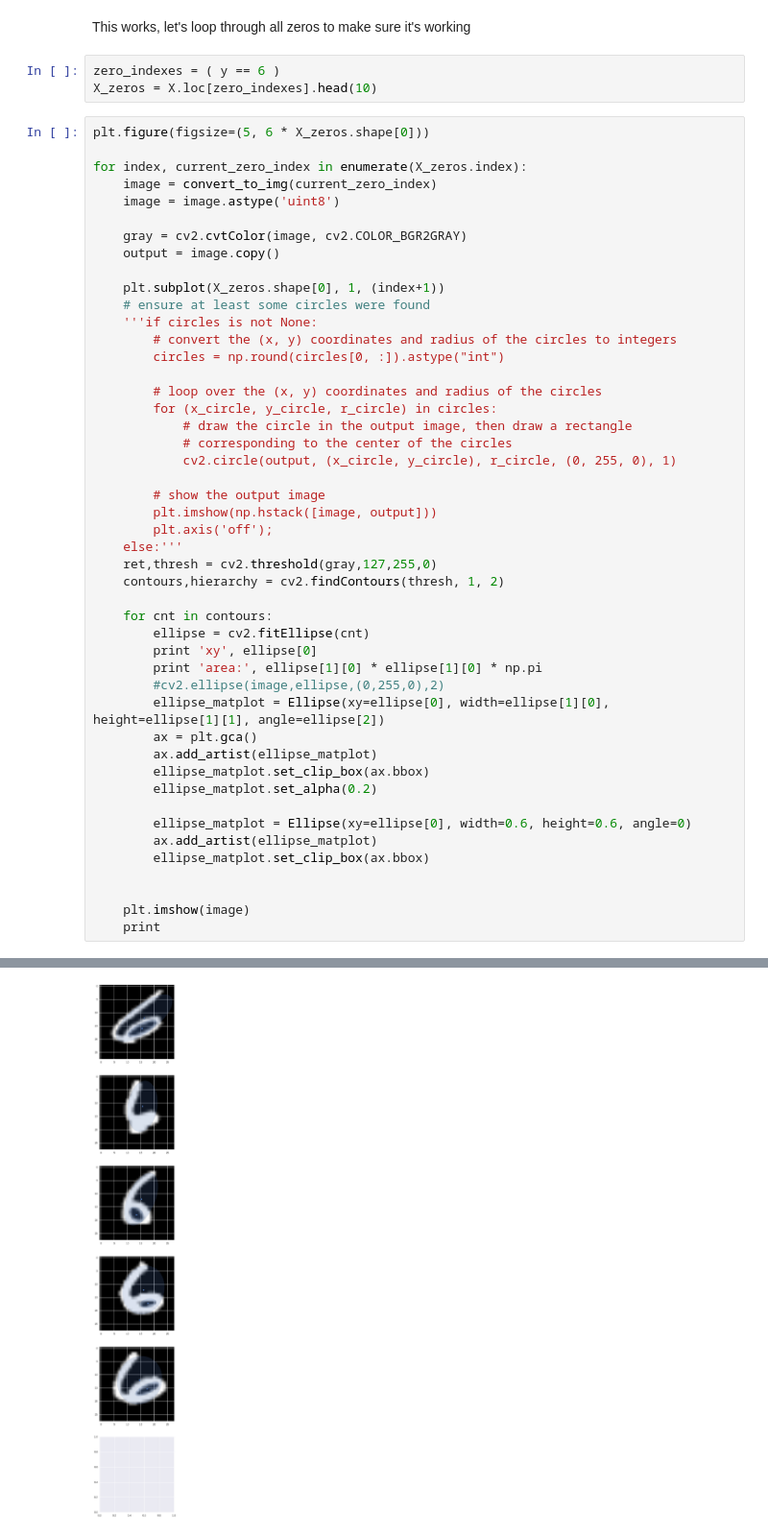
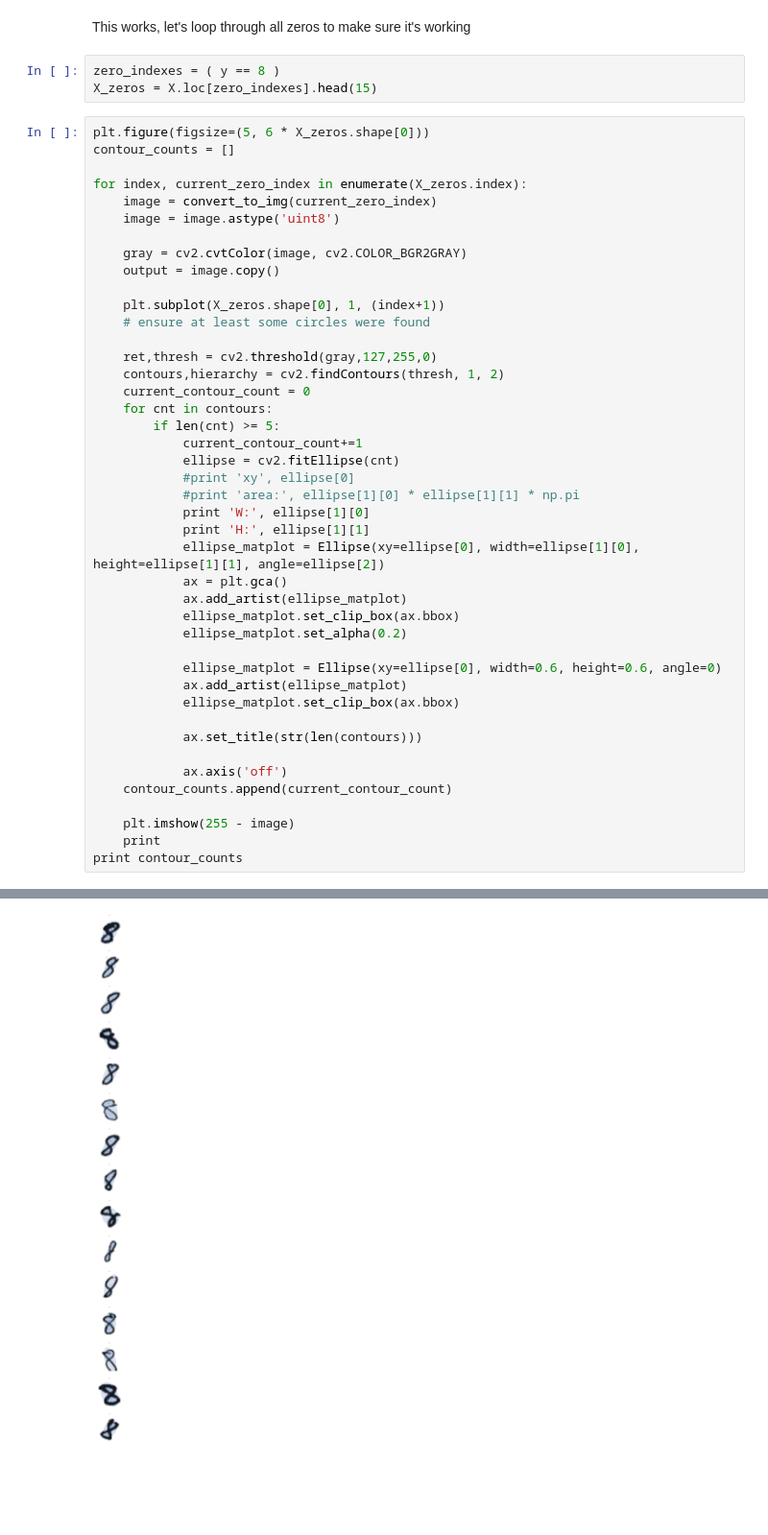
Before and after one commit to asuther/MNIST, a Jupyter notebook: notebooks/exploration/2016.11.12-1-Using OpenCV to detect circles.ipynb, the cells around one changed output, grey strips where cells are left out. Shown at 96% size. Saved outputs shown, nothing was run; the diff lists cells and outputs as text; blank space fills up the shorter version.

Commit message:
Starting to create dummy vars based on characteristics of ellipses

```diff
--- a/notebooks/exploration/2016.11.12-1-Using OpenCV to detect circles.ipynb
+++ b/notebooks/exploration/2016.11.12-1-Using OpenCV to detect circles.ipynb
@@ -59,10 +59,11 @@ if circles is not None:
 # %% [markdown]
 This works, let's loop through all zeros to make sure it's working
 # %%
-zero_indexes = ( y == 6 )
-X_zeros = X.loc[zero_indexes].head(10)
+zero_indexes = ( y == 8 )
+X_zeros = X.loc[zero_indexes].head(15)
 # %%
 plt.figure(figsize=(5, 6 * X_zeros.shape[0]))
+contour_counts = []
 
 for index, current_zero_index in enumerate(X_zeros.index):
     image = convert_to_img(current_zero_index)
@@ -73,39 +74,34 @@ for index, current_zero_index in enumerate(X_zeros.index):
 
     plt.subplot(X_zeros.shape[0], 1, (index+1))
     # ensure at least some circles were found
-    '''if circles is not None:
-        # convert the (x, y) coordinates and radius of the circles to integers
-        circles = np.round(circles[0, :]).astype("int")
 
-        # loop over the (x, y) coordinates and radius of the circles
-        for (x_circle, y_circle, r_circle) in circles:
-            # draw the circle in the output image, then draw a rectangle
-            # corresponding to the center of the circles
-            cv2.circle(output, (x_circle, y_circle), r_circle, (0, 255, 0), 1)
-
-        # show the output image
-        plt.imshow(np.hstack([image, output]))
-        plt.axis('off');
-    else:'''
     ret,thresh = cv2.threshold(gray,127,255,0)
     contours,hierarchy = cv2.findContours(thresh, 1, 2)
+    current_contour_count = 0
+    for cnt in contours:
+        if len(cnt) >= 5:
+            current_contour_count+=1
+            ellipse = cv2.fitEllipse(cnt)
+            #print 'xy', ellipse[0]
+            #print 'area:', ellipse[1][0] * ellipse[1][1] * np.pi
+            print 'W:', ellipse[1][0]
+            print 'H:', ellipse[1][1]
+            ellipse_matplot = Ellipse(xy=ellipse[0], width=ellipse[1][0], height=ellipse[1][1], angle=ellipse[2])
+            ax = plt.gca()
+            ax.add_artist(ellipse_matplot)
+            ellipse_matplot.set_clip_box(ax.bbox)
+            ellipse_matplot.set_alpha(0.2)
 
-    for cnt in contours:
-        ellipse = cv2.fitEllipse(cnt)
-        print 'xy', ellipse[0]
-        print 'area:', ellipse[1][0] * ellipse[1][0] * np.pi
-        #cv2.ellipse(image,ellipse,(0,255,0),2)
-        ellipse_matplot = Ellipse(xy=ellipse[0], width=ellipse[1][0], height=ellipse[1][1], angle=ellipse[2])
-        ax = plt.gca()
-        ax.add_artist(ellipse_matplot)
-        ellipse_matplot.set_clip_box(ax.bbox)
-        ellipse_matplot.set_alpha(0.2)
+            ellipse_matplot = Ellipse(xy=ellipse[0], width=0.6, height=0.6, angle=0)
+            ax.add_artist(ellipse_matplot)
+            ellipse_matplot.set_clip_box(ax.bbox)
 
-        ellipse_matplot = Ellipse(xy=ellipse[0], width=0.6, height=0.6, angle=0)
-        ax.add_artist(ellipse_matplot)
-        ellipse_matplot.set_clip_box(ax.bbox)
+            ax.set_title(str(len(contours)))
 
+            ax.axis('off')
+    contour_counts.append(current_contour_count)
 
-    plt.imshow(image)
+    plt.imshow(255 - image)
     print
+print contour_counts
 # %% [output]
@@ -130 +125 @@ error: /home/lundi/Downloads/opencv-2.4.13/modules/imgproc/src/shapedescr.cpp:79
-[figure, old version]
+[figure, new version]
```
Also changed, not shown: parts of 1 cell of this notebook, 2 other files.
